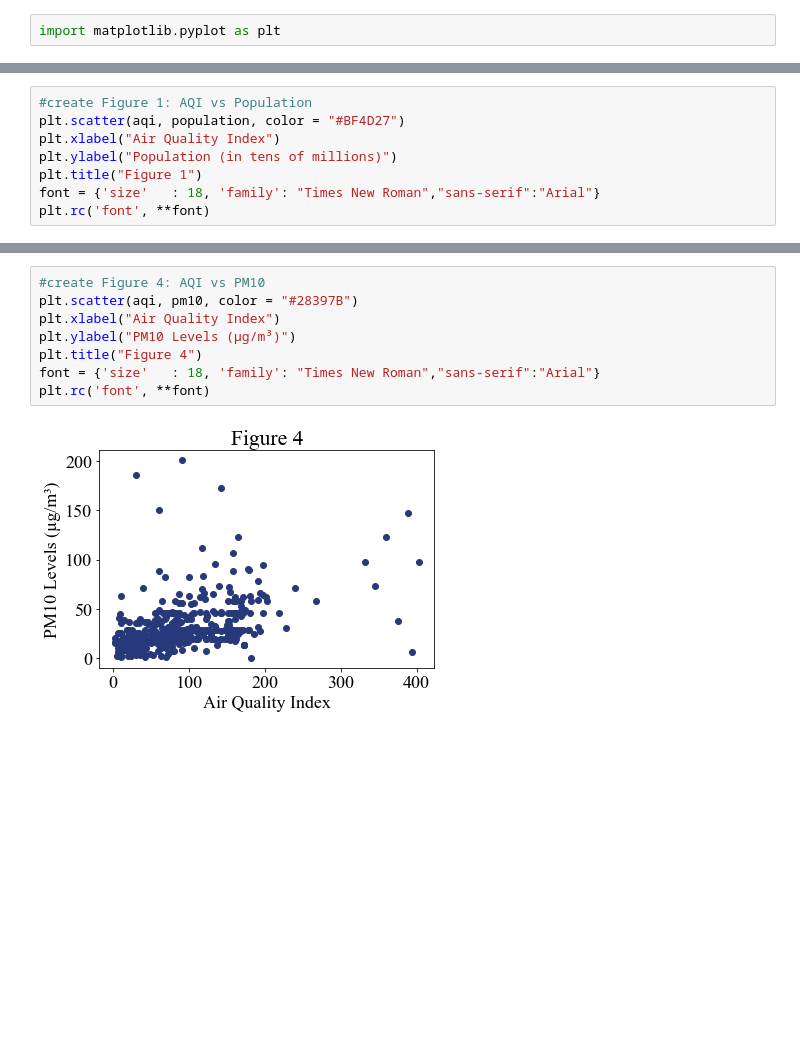
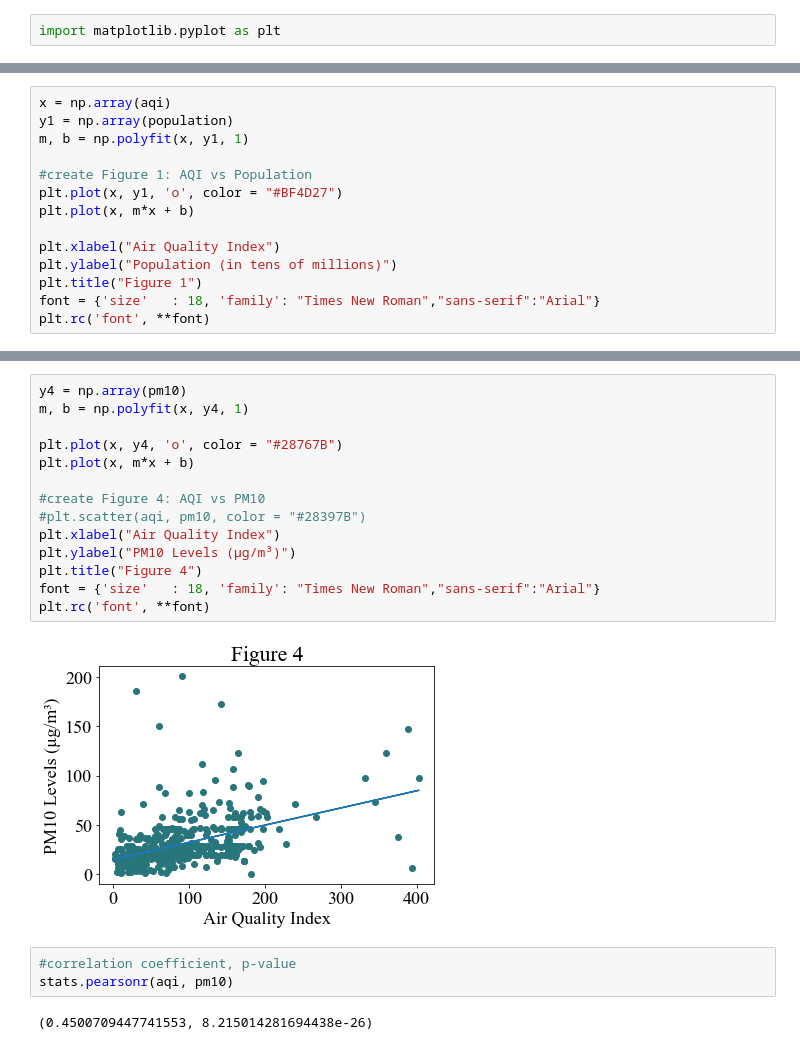
Before and after one commit to jhkaplan4050/SI330-final-project, a Jupyter notebook: AQI Correlations.ipynb, the cells around one changed output, grey strips where cells are left out. Cells and saved outputs as stored; diff of their text form; blank space fills up the shorter version.

```diff
--- a/AQI Correlations.ipynb
+++ b/AQI Correlations.ipynb
@@ -32,6 +36,12 @@ import matplotlib.pyplot as plt
 # %%
+x = np.array(aqi)
+y1 = np.array(population)
+m, b = np.polyfit(x, y1, 1)
+
 #create Figure 1: AQI vs Population
-plt.scatter(aqi, population, color = "#BF4D27")
+plt.plot(x, y1, 'o', color = "#BF4D27")
+plt.plot(x, m*x + b)
+
 plt.xlabel("Air Quality Index")
 plt.ylabel("Population (in tens of millions)")
 plt.title("Figure 1")
@@ -62,11 +96,22 @@ plt.rc('font', **font)
 # %%
+y4 = np.array(pm10)
+m, b = np.polyfit(x, y4, 1)
+
+plt.plot(x, y4, 'o', color = "#28767B")
+plt.plot(x, m*x + b)
+
 #create Figure 4: AQI vs PM10
-plt.scatter(aqi, pm10, color = "#28397B")
+#plt.scatter(aqi, pm10, color = "#28397B")
 plt.xlabel("Air Quality Index")
 plt.ylabel("PM10 Levels (µg/m³)")
 plt.title("Figure 4")
 font = {'size'   : 18, 'family': "Times New Roman","sans-serif":"Arial"}
 plt.rc('font', **font)
 # %% [output]
-[figure, old version]
+[figure, new version]
+# %%
+#correlation coefficient, p-value
+stats.pearsonr(aqi, pm10)
+# %% [output]
+(0.4500709447741553, 8.215014281694438e-26)
 # %%
```
Also changed, not shown: parts of 11 cells of this notebook, 1 other file.
